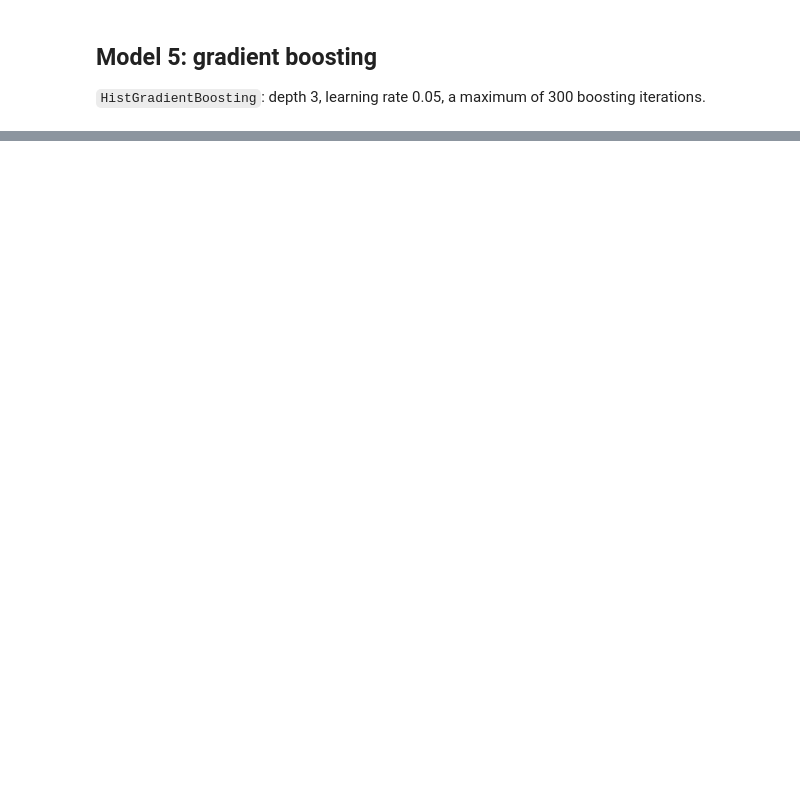
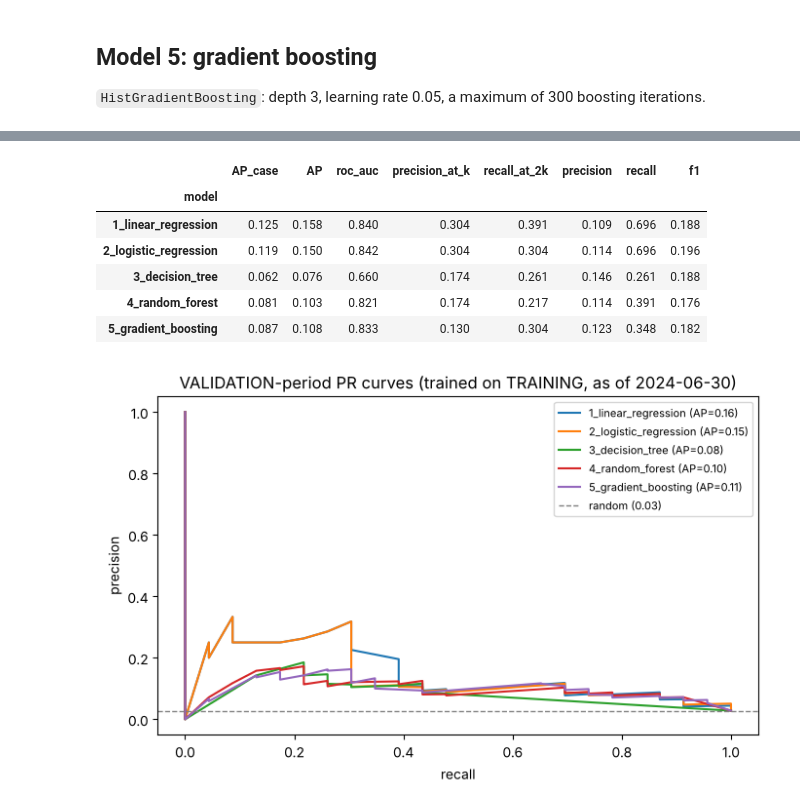
Before and after one commit to FELIXGAO0315/Graph-Based-Detection, a Jupyter notebook: layer1_baseline.ipynb, the cells around one changed output, grey strips where cells are left out. Cells and saved outputs as stored; diff of their text form; code cells hidden in the pictures; blank space fills up the shorter version.

```diff
--- a/layer1_baseline.ipynb
+++ b/layer1_baseline.ipynb
@@ -1785,0 +1268,20 @@ The remaining empirical questions are whether authority signals transfer to the
+# %%
+res = pd.DataFrame(RESULTS).set_index("model")
+res.to_csv(f"{OUT}/L1_models_test_metrics.csv")
+display(res[["AP_case", "AP", "roc_auc", "precision_at_k", "recall_at_2k", "precision", "recall", "f1"]].round(3))
+plt.figure(figsize=(7, 4.5))
+for name, s in TEST_SCORES.items():
+    p, r_, _ = precision_recall_curve(yte, s)
+    plt.plot(r_, p, label=f"{name} (AP={average_precision_score(yte, s):.2f})")
+plt.axhline(yte.mean(), ls="--", c="grey", lw=1, label=f"random ({yte.mean():.2f})")
+plt.xlabel("recall"); plt.ylabel("precision"); plt.title("VALIDATION-period PR curves (trained on TRAINING, as of 2024-06-30)")
+plt.legend(fontsize=8); plt.tight_layout(); plt.show()
+# %% [output]
+|  | AP_case | AP | roc_auc | precision_at_k | recall_at_2k | precision | recall | f1 |
+| model |  |  |  |  |  |  |  |  |
+| 1_linear_regression | 0.125 | 0.158 | 0.840 | 0.304 | 0.391 | 0.109 | 0.696 | 0.188 |
+| 2_logistic_regression | 0.119 | 0.150 | 0.842 | 0.304 | 0.304 | 0.114 | 0.696 | 0.196 |
+| 3_decision_tree | 0.062 | 0.076 | 0.660 | 0.174 | 0.261 | 0.146 | 0.261 | 0.188 |
+| 4_random_forest | 0.081 | 0.103 | 0.821 | 0.174 | 0.217 | 0.114 | 0.391 | 0.176 |
+| 5_gradient_boosting | 0.087 | 0.108 | 0.833 | 0.130 | 0.304 | 0.123 | 0.348 | 0.182 |
+[figure, added]
```
Also changed, not shown: parts of 94 cells of this notebook.
